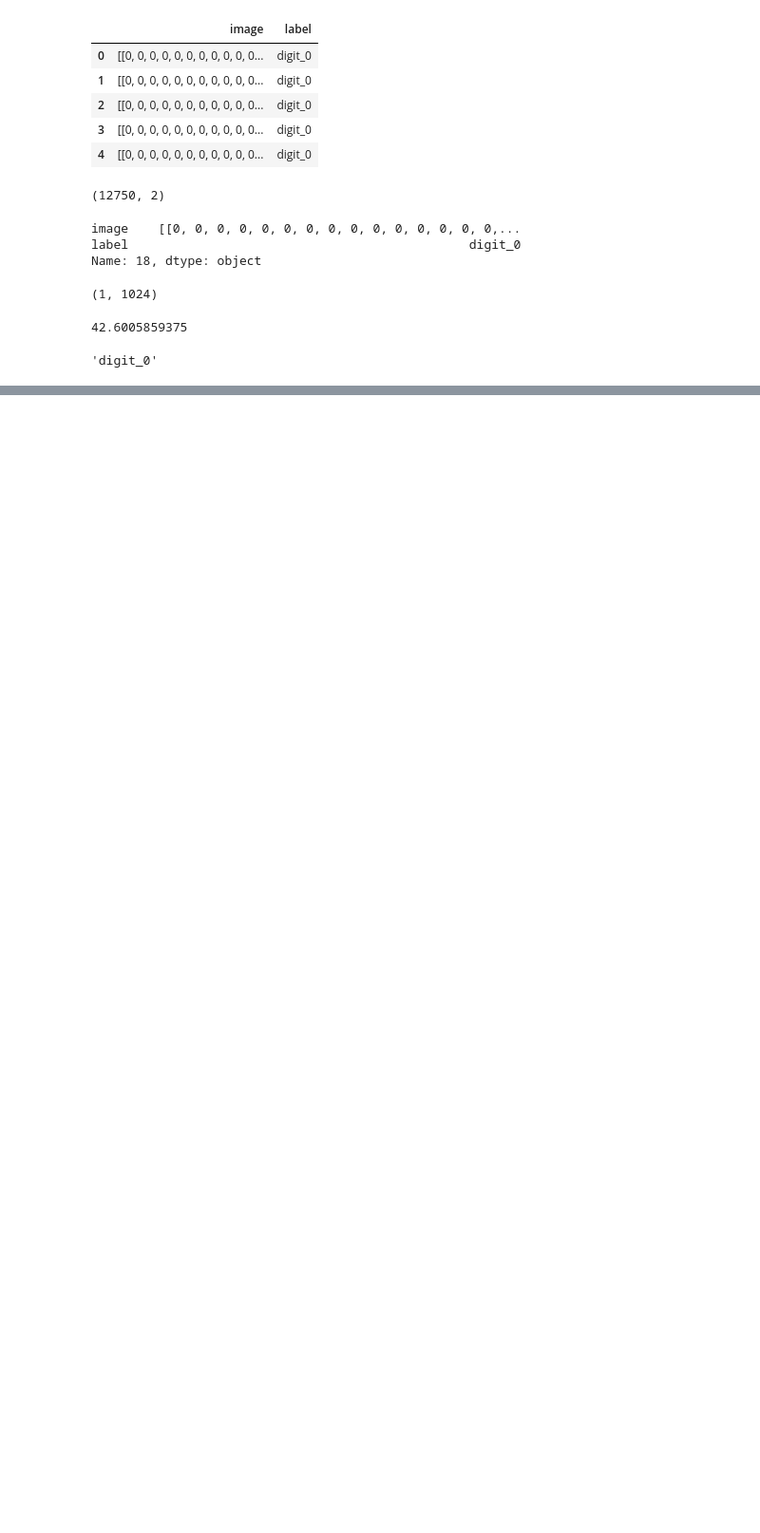
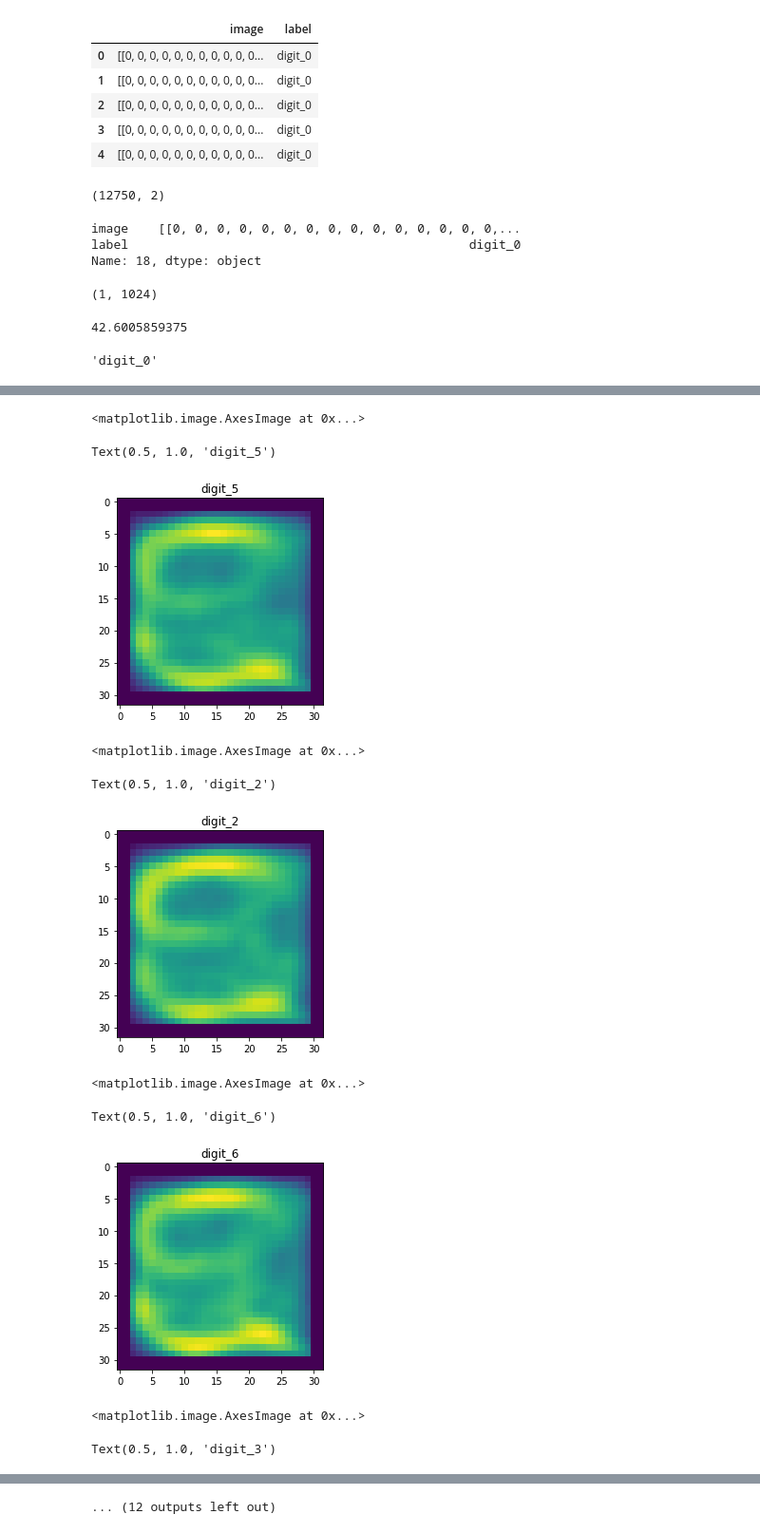
Before and after one commit to dhirajhimani/Jaskerat_ML_Course, a Jupyter notebook: Assignments/Assignment_Devanagari_Digits.ipynb, the cells around one changed output, grey strips where cells are left out. Shown: that part at 95% size. Cells and saved outputs as stored; diff of their text form; code cells hidden in the pictures; blank space fills up the shorter version.

Commit message:
updated devnagiri digits but accuracy still low

```diff
--- a/Assignments/Assignment_Devanagari_Digits.ipynb
+++ b/Assignments/Assignment_Devanagari_Digits.ipynb
@@ -272,0 +289,9 @@ Y.shape
+# %%
+# We need the rows to be the Features, so either Transpose the X or make rowvar= False,
+# so that it could Transpose internally
+def getCovarianceMat(X, D, smoothing=1e-2):
+    cov_smooth = np.eye(D)*smoothing
+    #if not X:
+    #    return cov_smooth
+
+    return np.cov(X.T) + cov_smooth
@@ -272,0 +304,6 @@ Y.shape
+# %%
+np.random.rand(X.shape[1]).shape
+np.array([.1]*X.shape[1]).shape
+
+D =4
+np.random.rand(D, D).shape
@@ -272,0 +314,5 @@ Y.shape
+# %%
+arr = np.random.rand(X.shape[1])
+arr.shape
+getNormalMean(np.random.rand(X.shape[1]), 1024).shape
+getNormalMean([], 1024).shape
@@ -272,0 +396,6 @@ Y.shape
+# %%
+
+model = Bayes(set(Y))
+t0 = datetime.now()
+model.fit(Xtrain, Ytrain)
+print("Training time:", (datetime.now() - t0))
@@ -272,0 +496,21 @@ Y.shape
+# %%
+
+# plot the mean of each class
+for c in model.labels:
+    mean = model.gaussians[c]['mean']
+    cov = model.gaussians[c]['var']
+    plt.imshow(mean.reshape((32, 32)))
+    plt.title(c)
+    plt.show()
+# %% [output]
+<matplotlib.image.AxesImage at 0x...>
+Text(0.5, 1.0, 'digit_5')
+[figure, added]
+<matplotlib.image.AxesImage at 0x...>
+Text(0.5, 1.0, 'digit_2')
+[figure, added]
+<matplotlib.image.AxesImage at 0x...>
+Text(0.5, 1.0, 'digit_6')
+[figure, added]
+<matplotlib.image.AxesImage at 0x...>
+Text(0.5, 1.0, 'digit_3')
@@ -272,0 +518 @@ Y.shape
+... (12 outputs left out)
```
Also changed, not shown: parts of 26 cells of this notebook, 2 other files.
